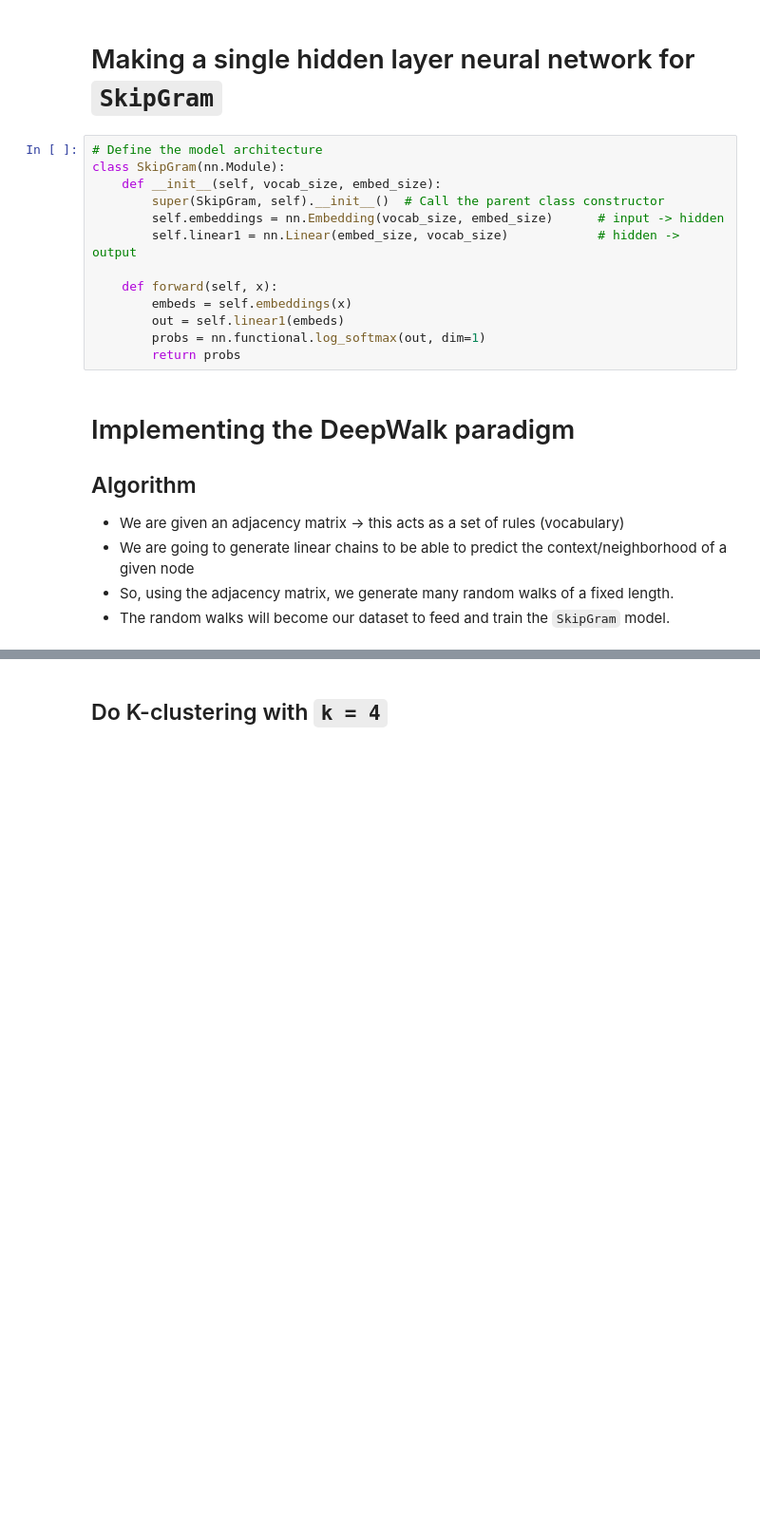
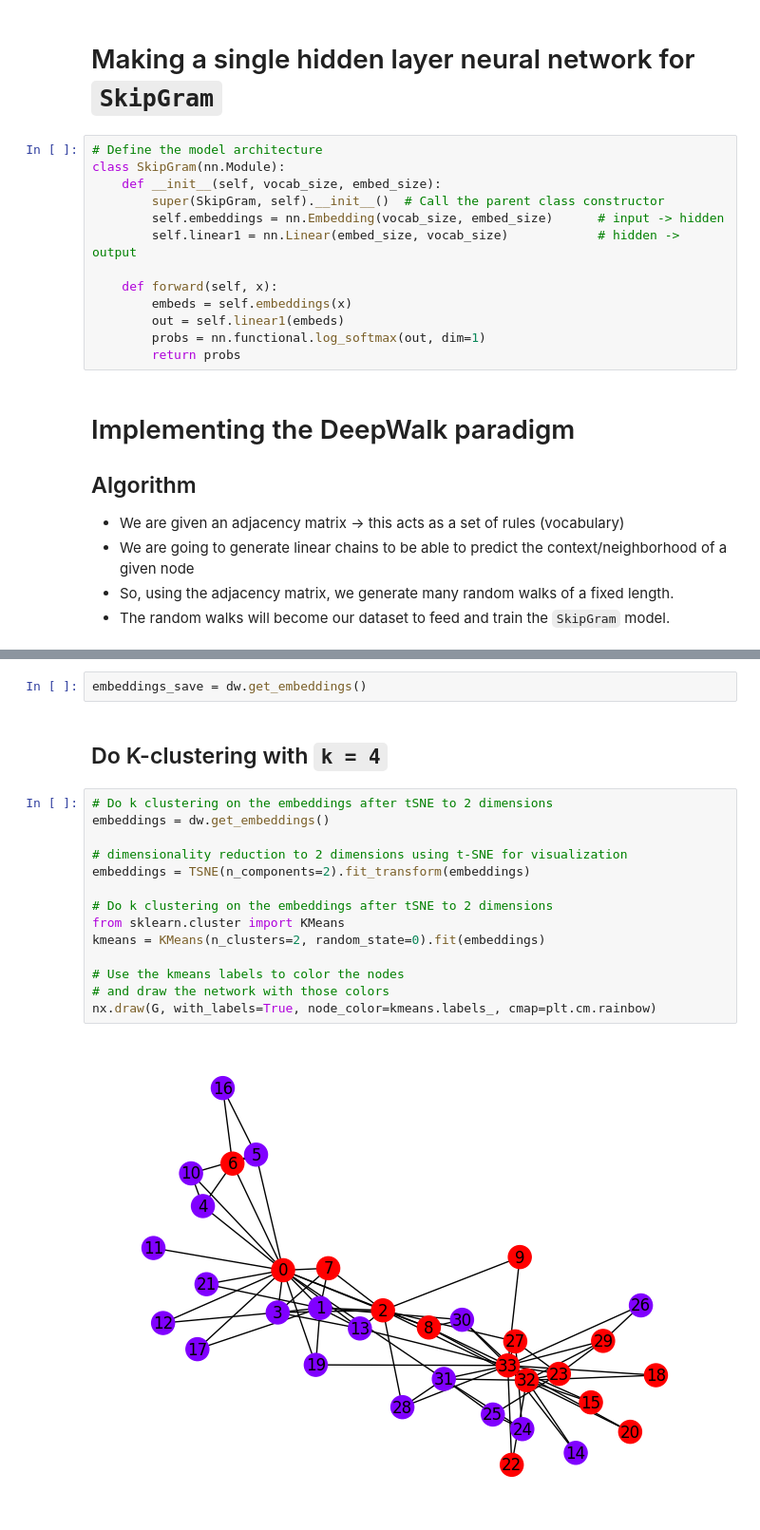
Before and after one commit to Anika-Roy/Exploring_Graph_Embeddings, a Jupyter notebook: deepwalkPyTorch.ipynb, the cells around one changed output, grey strips where cells are left out. Shown: that part at 95% size. Cells and saved outputs as stored; diff of their text form; blank space fills up the shorter version.

```diff
--- a/deepwalkPyTorch.ipynb
+++ b/deepwalkPyTorch.ipynb
@@ -317,2 +316,20 @@ dw.plot_embeddings(2, gt)
+# %%
+embeddings_save = dw.get_embeddings()
 # %% [markdown]
 ## Do K-clustering with `k = 4`
+# %%
+# Do k clustering on the embeddings after tSNE to 2 dimensions
+embeddings = dw.get_embeddings()
+
+# dimensionality reduction to 2 dimensions using t-SNE for visualization
+embeddings = TSNE(n_components=2).fit_transform(embeddings)
+
+# Do k clustering on the embeddings after tSNE to 2 dimensions
+from sklearn.cluster import KMeans
+kmeans = KMeans(n_clusters=2, random_state=0).fit(embeddings)
+
+# Use the kmeans labels to color the nodes
+# and draw the network with those colors
+nx.draw(G, with_labels=True, node_color=kmeans.labels_, cmap=plt.cm.rainbow)
+# %% [output]
+[figure, added]
```
Also changed, not shown: parts of 13 cells of this notebook, 4 other files.
